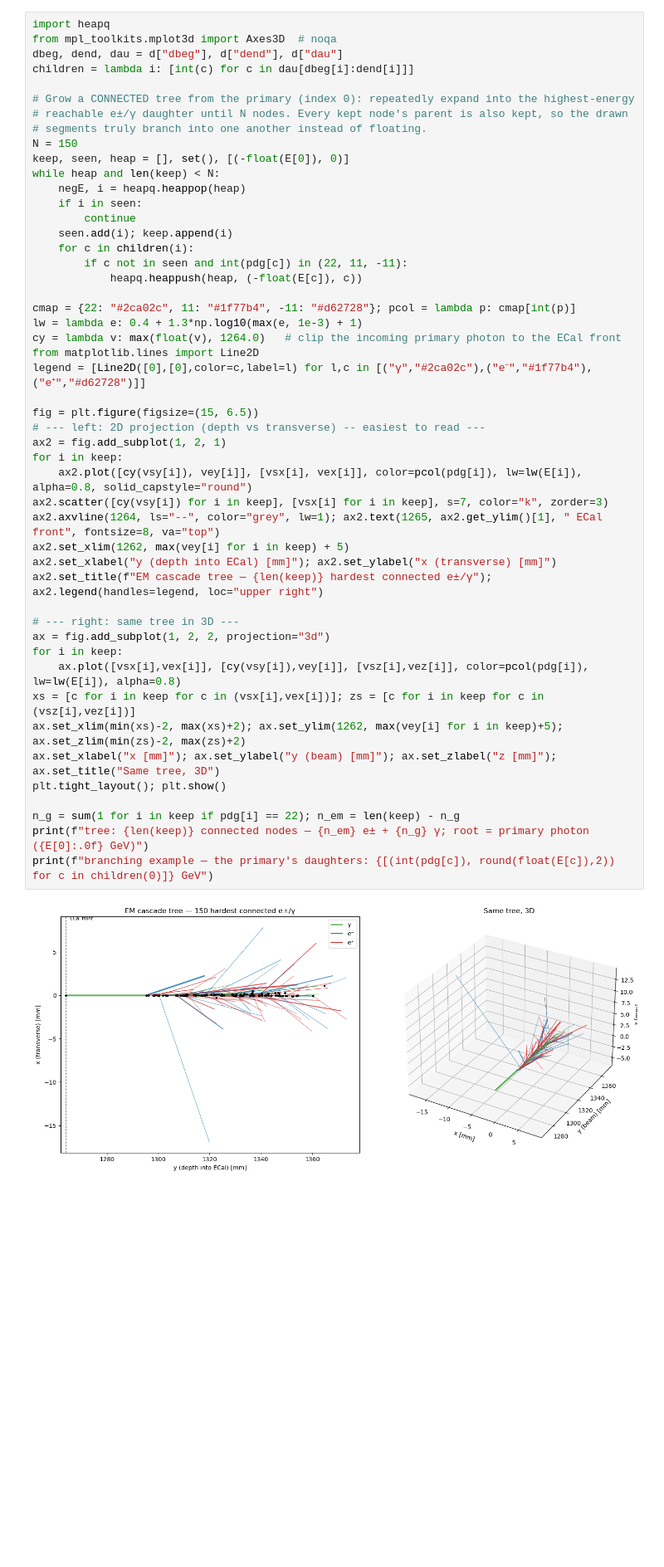
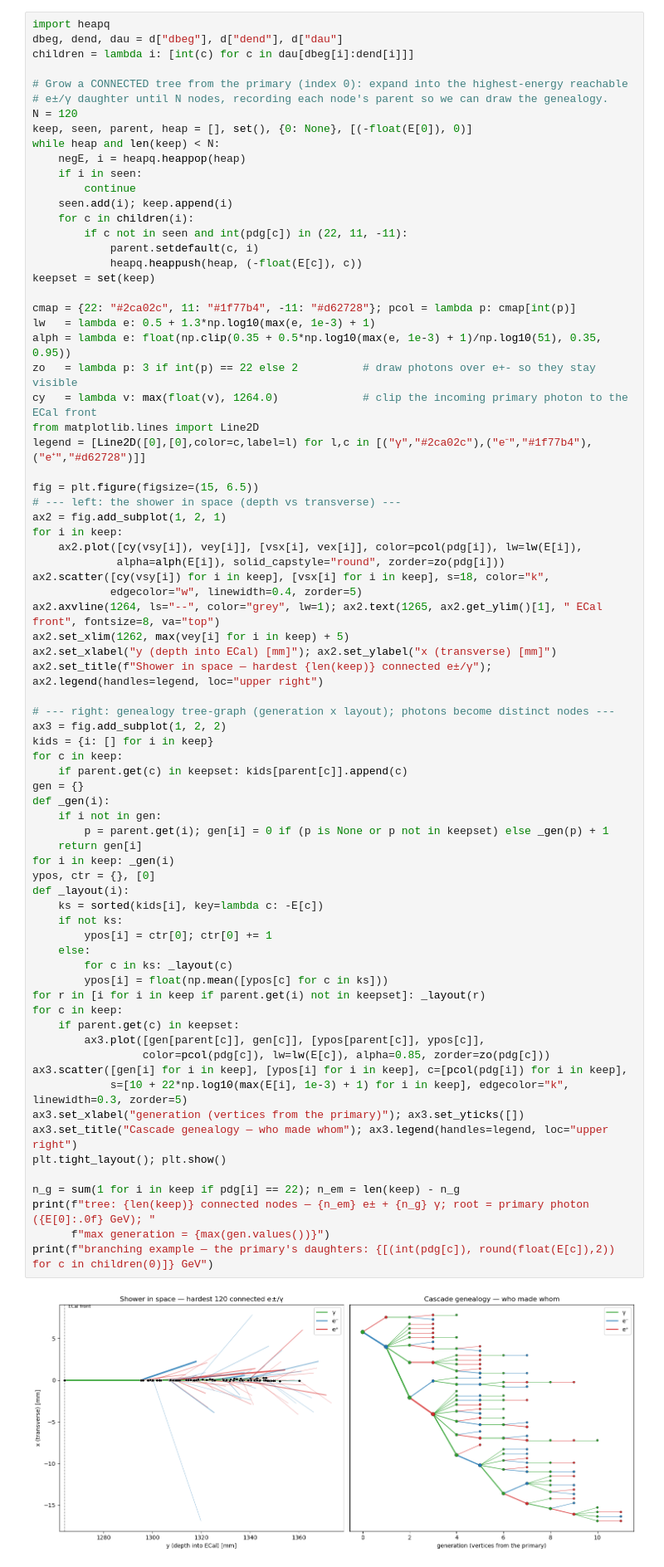
Before and after one commit to murtaza-safdari/CALOMAPS, a Jupyter notebook: notebooks/04_shower_4vectors.ipynb, the cells around one changed output. Shown at 83% size. Drawn from its saved outputs; the diff is of its cells as text; blank space fills up the shorter version.

```diff
--- a/notebooks/04_shower_4vectors.ipynb
+++ b/notebooks/04_shower_4vectors.ipynb
@@ -622,51 +635,77 @@ the right is the same tree in 3D.
 # %%
 import heapq
-from mpl_toolkits.mplot3d import Axes3D  # noqa
 dbeg, dend, dau = d["dbeg"], d["dend"], d["dau"]
 children = lambda i: [int(c) for c in dau[dbeg[i]:dend[i]]]
 
-# Grow a CONNECTED tree from the primary (index 0): repeatedly expand into the highest-energy
-# reachable e±/γ daughter until N nodes. Every kept node's parent is also kept, so the drawn
-# segments truly branch into one another instead of floating.
-N = 150
-keep, seen, heap = [], set(), [(-float(E[0]), 0)]
+# Grow a CONNECTED tree from the primary (index 0): expand into the highest-energy reachable
+# e±/γ daughter until N nodes, recording each node's parent so we can draw the genealogy.
+N = 120
+keep, seen, parent, heap = [], set(), {0: None}, [(-float(E[0]), 0)]
 while heap and len(keep) < N:
     negE, i = heapq.heappop(heap)
     if i in seen:
         continue
     seen.add(i); keep.append(i)
     for c in children(i):
         if c not in seen and int(pdg[c]) in (22, 11, -11):
+            parent.setdefault(c, i)
             heapq.heappush(heap, (-float(E[c]), c))
+keepset = set(keep)
 
 cmap = {22: "#2ca02c", 11: "#1f77b4", -11: "#d62728"}; pcol = lambda p: cmap[int(p)]
-lw = lambda e: 0.4 + 1.3*np.log10(max(e, 1e-3) + 1)
-cy = lambda v: max(float(v), 1264.0)   # clip the incoming primary photon to the ECal front
+lw   = lambda e: 0.5 + 1.3*np.log10(max(e, 1e-3) + 1)
+alph = lambda e: float(np.clip(0.35 + 0.5*np.log10(max(e, 1e-3) + 1)/np.log10(51), 0.35, 0.95))
+zo   = lambda p: 3 if int(p) == 22 else 2          # draw photons over e+- so they stay visible
+cy   = lambda v: max(float(v), 1264.0)             # clip the incoming primary photon to the ECal front
 from matplotlib.lines import Line2D
 legend = [Line2D([0],[0],color=c,label=l) for l,c in [("γ","#2ca02c"),("e⁻","#1f77b4"),("e⁺","#d62728")]]
 
 fig = plt.figure(figsize=(15, 6.5))
-# --- left: 2D projection (depth vs transverse) -- easiest to read ---
+# --- left: the shower in space (depth vs transverse) ---
 ax2 = fig.add_subplot(1, 2, 1)
 for i in keep:
-    ax2.plot([cy(vsy[i]), vey[i]], [vsx[i], vex[i]], color=pcol(pdg[i]), lw=lw(E[i]), alpha=0.8, solid_capstyle="round")
-ax2.scatter([cy(vsy[i]) for i in keep], [vsx[i] for i in keep], s=7, color="k", zorder=3)
+    ax2.plot([cy(vsy[i]), vey[i]], [vsx[i], vex[i]], color=pcol(pdg[i]), lw=lw(E[i]),
+             alpha=alph(E[i]), solid_capstyle="round", zorder=zo(pdg[i]))
+ax2.scatter([cy(vsy[i]) for i in keep], [vsx[i] for i in keep], s=18, color="k",
+            edgecolor="w", linewidth=0.4, zorder=5)
 ax2.axvline(1264, ls="--", color="grey", lw=1); ax2.text(1265, ax2.get_ylim()[1], " ECal front", fontsize=8, va="top")
 ax2.set_xlim(1262, max(vey[i] for i in keep) + 5)
 ax2.set_xlabel("y (depth into ECal) [mm]"); ax2.set_ylabel("x (transverse) [mm]")
-ax2.set_title(f"EM cascade tree — {len(keep)} hardest connected e±/γ"); ax2.legend(handles=legend, loc="upper right")
+ax2.set_title(f"Shower in space — hardest {len(keep)} connected e±/γ"); ax2.legend(handles=legend, loc="upper right")
 
-# --- right: same tree in 3D ---
-ax = fig.add_subplot(1, 2, 2, projection="3d")
-for i in keep:
-    ax.plot([vsx[i],vex[i]], [cy(vsy[i]),vey[i]], [vsz[i],vez[i]], color=pcol(pdg[i]), lw=lw(E[i]), alpha=0.8)
-xs = [c for i in keep for c in (vsx[i],vex[i])]; zs = [c for i in keep for c in (vsz[i],vez[i])]
-ax.set_xlim(min(xs)-2, max(xs)+2); ax.set_ylim(1262, max(vey[i] for i in keep)+5); ax.set_zlim(min(zs)-2, max(zs)+2)
-ax.set_xlabel("x [mm]"); ax.set_ylabel("y (beam) [mm]"); ax.set_zlabel("z [mm]"); ax.set_title("Same tree, 3D")
+# --- right: genealogy tree-graph (generation x layout); photons become distinct nodes ---
+ax3 = fig.add_subplot(1, 2, 2)
+kids = {i: [] for i in keep}
+for c in keep:
+    if parent.get(c) in keepset: kids[parent[c]].append(c)
+gen = {}
+def _gen(i):
+    if i not in gen:
+        p = parent.get(i); gen[i] = 0 if (p is None or p not in keepset) else _gen(p) + 1
+    return gen[i]
+for i in keep: _gen(i)
+ypos, ctr = {}, [0]
+def _layout(i):
+    ks = sorted(kids[i], key=lambda c: -E[c])
+    if not ks:
+        ypos[i] = ctr[0]; ctr[0] += 1
+    else:
+        for c in ks: _layout(c)
+        ypos[i] = float(np.mean([ypos[c] for c in ks]))
+for r in [i for i in keep if parent.get(i) not in keepset]: _layout(r)
+for c in keep:
+    if parent.get(c) in keepset:
+        ax3.plot([gen[parent[c]], gen[c]], [ypos[parent[c]], ypos[c]],
+                 color=pcol(pdg[c]), lw=lw(E[c]), alpha=0.85, zorder=zo(pdg[c]))
+ax3.scatter([gen[i] for i in keep], [ypos[i] for i in keep], c=[pcol(pdg[i]) for i in keep],
+            s=[10 + 22*np.log10(max(E[i], 1e-3) + 1) for i in keep], edgecolor="k", linewidth=0.3, zorder=5)
+ax3.set_xlabel("generation (vertices from the primary)"); ax3.set_yticks([])
+ax3.set_title("Cascade genealogy — who made whom"); ax3.legend(handles=legend, loc="upper right")
 plt.tight_layout(); plt.show()
 
 n_g = sum(1 for i in keep if pdg[i] == 22); n_em = len(keep) - n_g
-print(f"tree: {len(keep)} connected nodes — {n_em} e± + {n_g} γ; root = primary photon ({E[0]:.0f} GeV)")
+print(f"tree: {len(keep)} connected nodes — {n_em} e± + {n_g} γ; root = primary photon ({E[0]:.0f} GeV); "
+      f"max generation = {max(gen.values())}")
 print(f"branching example — the primary's daughters: {[(int(pdg[c]), round(float(E[c]),2)) for c in children(0)]} GeV")
 # %% [output]
-[figure, old version]
+[figure, new version]
```
Also changed, not shown: parts of 5 cells of this notebook.
